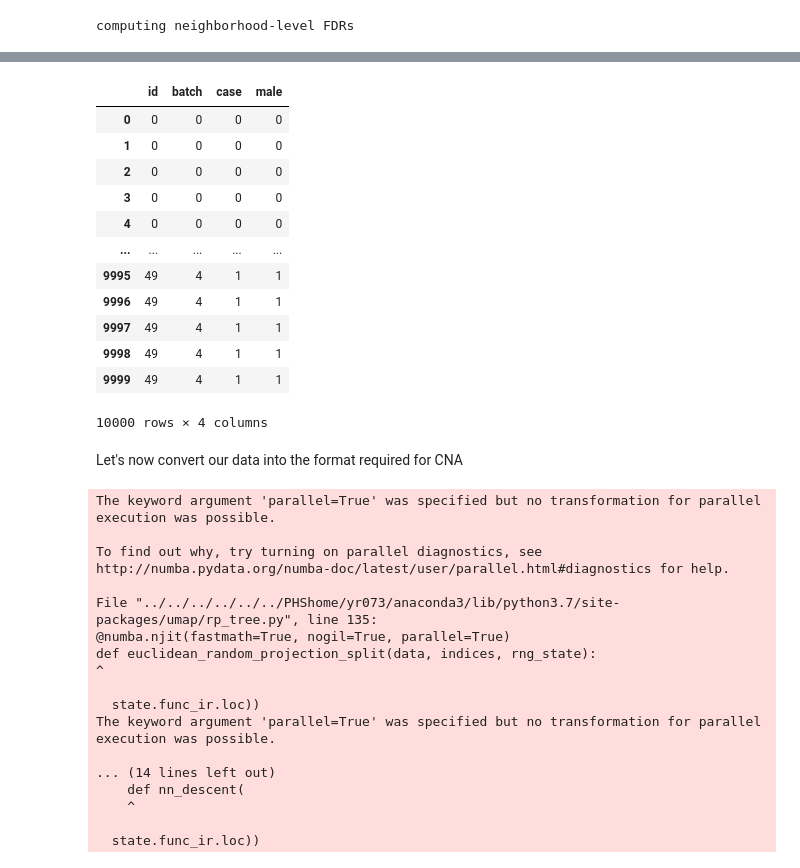
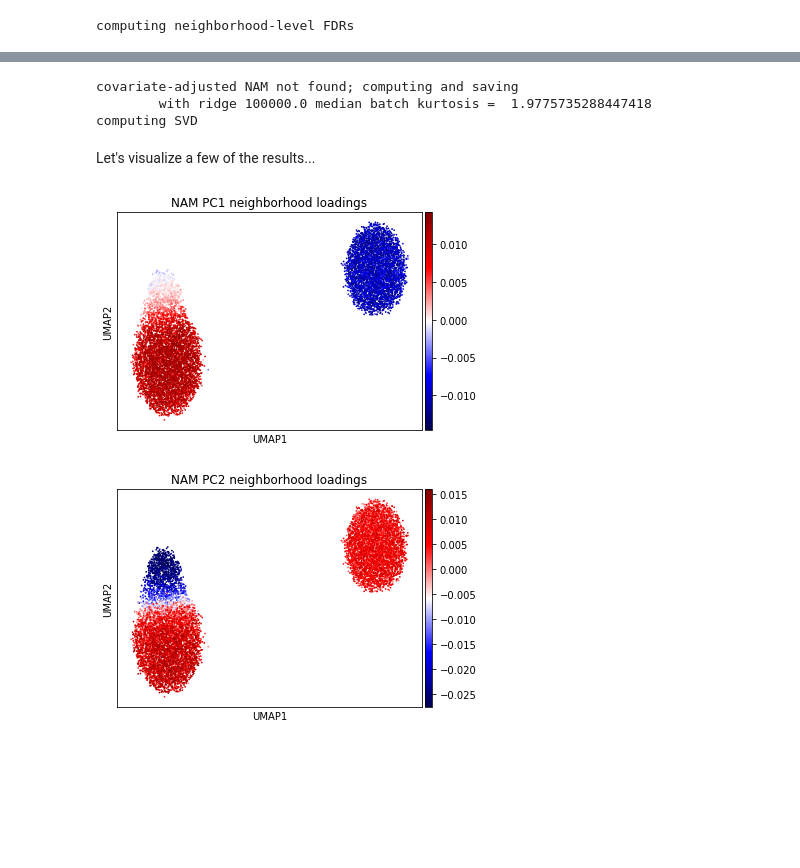
Before and after one commit to immunogenomics/cna, a Jupyter notebook: demo/demo.ipynb, the cells around one changed output, grey strips where cells are left out. Drawn from its saved outputs; the diff is of its cells as text; code cells hidden in the pictures; blank space fills up the shorter version.

```diff
--- a/demo/demo.ipynb
+++ b/demo/demo.ipynb
@@ -155,52 +223,23 @@ Notice that in addition to the cell-level covariates [batch, case, male], cell_m
-# %%
-cell_meta
-# %% [output]
-|  | id | batch | case | male |
-| 0 | 0 | 0 | 0 | 0 |
-| 1 | 0 | 0 | 0 | 0 |
-| 2 | 0 | 0 | 0 | 0 |
-| 3 | 0 | 0 | 0 | 0 |
-| 4 | 0 | 0 | 0 | 0 |
-| ... | ... | ... | ... | ... |
-| 9995 | 49 | 4 | 1 | 1 |
-| 9996 | 49 | 4 | 1 | 1 |
-| 9997 | 49 | 4 | 1 | 1 |
-| 9998 | 49 | 4 | 1 | 1 |
-| 9999 | 49 | 4 | 1 | 1 |
-10000 rows × 4 columns
-# %% [markdown]
-Let's now convert our data into the format required for CNA
-# %%
-import multianndata as mad
-import scanpy as sc
-
-# initialize a MultiAnnData object; here we tell MultiAnnData which column of cell_meta corresponds to sample id
-d = mad.MultiAnnData(X=X, obs=cell_meta, sampleid='id')
-
-# copy the cell-level metadata into sample-level metadata
-d.obs_to_sample(['batch', 'case', 'male'])
-
-# compute the UMAP nearest neighbor graph and UMAP coordinates
-sc.pp.neighbors(d)
-sc.tl.umap(d)
-
-# to save the pre-processed data
-# d.write('test.h5ad')
-# %% [output]
-The keyword argument 'parallel=True' was specified but no transformation for parallel execution was possible.
-
-To find out why, try turning on parallel diagnostics, see http://numba.pydata.org/numba-doc/latest/user/parallel.html#diagnostics for help.
-
-File "../../../../../../PHShome/yr073/anaconda3/lib/python3.7/site-packages/umap/rp_tree.py", line 135:
-@numba.njit(fastmath=True, nogil=True, parallel=True)
-def euclidean_random_projection_split(data, indices, rng_state):
-^
-
-  state.func_ir.loc))
-The keyword argument 'parallel=True' was specified but no transformation for parallel execution was possible.
-
-... (14 lines left out)
-    def nn_descent(
-    ^
-
-  state.func_ir.loc))
+# %%
+cna.tl.nam(d, batches=d.samplem.batch) #note: this NAM is being computed *without* adjusting for sex or case/ctrl status
+# %% [output]
+covariate-adjusted NAM not found; computing and saving
+        with ridge 100000.0 median batch kurtosis =  1.9775735288447418
+computing SVD
+# %% [markdown]
+Let's visualize a few of the results...
+# %%
+#plot neighborhood loadings of NAM PC 1
+d.obs['NAMPC1'] = np.nan
+d.obs.loc[d.uns['keptcells'], 'NAMPC1'] = d.uns['NAM_nbhdXpc'].PC1
+sc.pl.umap(d, color='NAMPC1', cmap='seismic', title='NAM PC1 neighborhood loadings')
+plt.show()
+
+#plot neighborhood loadings of NAM PC 2
+d.obs['NAMPC2'] = np.nan
+d.obs.loc[d.uns['keptcells'], 'NAMPC2'] = d.uns['NAM_nbhdXpc'].PC2
+sc.pl.umap(d, color='NAMPC2', cmap='seismic', title='NAM PC2 neighborhood loadings')
+plt.show()
+# %% [output]
+[figure, added]
+[figure, added]
```
Also changed, not shown: parts of 45 cells of this notebook.
